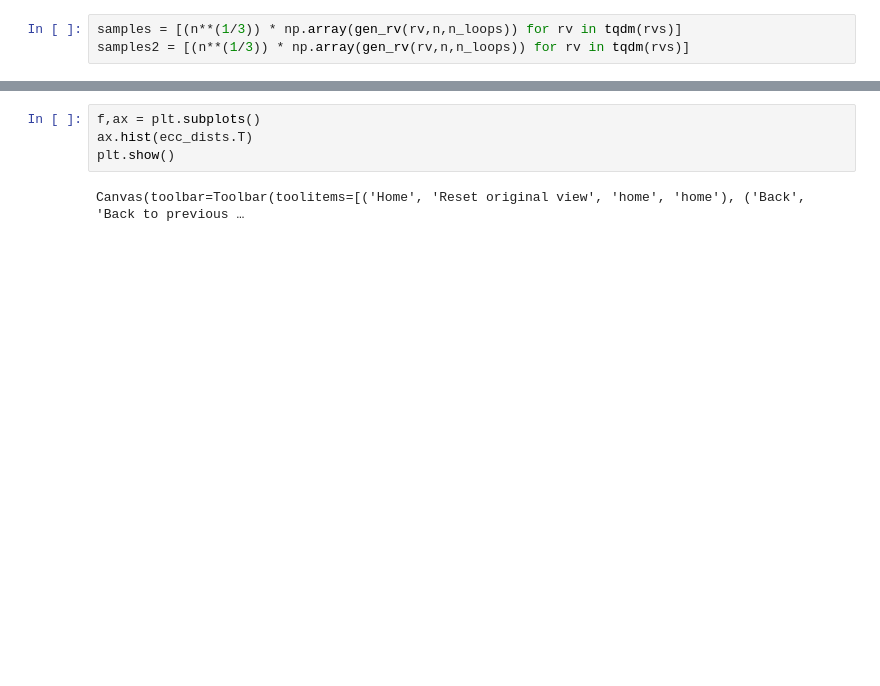
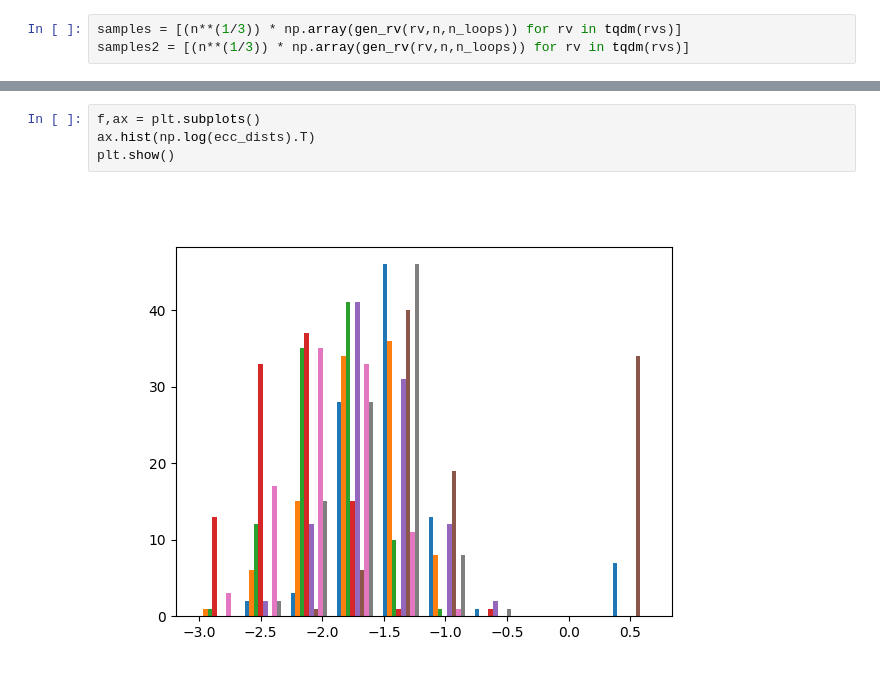
Before and after one commit to nihell/RandomPointClouds, a Jupyter notebook: TwoSampleNullDistribution.ipynb, the cells around one changed output, grey strips where cells are left out. Cells and saved outputs as stored; diff of their text form; blank space fills up the shorter version.

```diff
--- a/TwoSampleNullDistribution.ipynb
+++ b/TwoSampleNullDistribution.ipynb
@@ -144,9 +164,9 @@ array([[[  1.        ,   0.985     ,   0.98994975, ...,   0.67346939,
 # %%
 f,ax = plt.subplots()
-ax.hist(ecc_dists.T)
+ax.hist(np.log(ecc_dists).T)
 plt.show()
 # %% [output]
-Canvas(toolbar=Toolbar(toolitems=[('Home', 'Reset original view', 'home', 'home'), ('Back', 'Back to previous …
+[figure, added]
 # %%
 pvals = np.zeros((len(rvs),len(rvs)))
 for i in range(0,len(rvs)):
```
Also changed, not shown: parts of 12 cells of this notebook, 28 other files.
